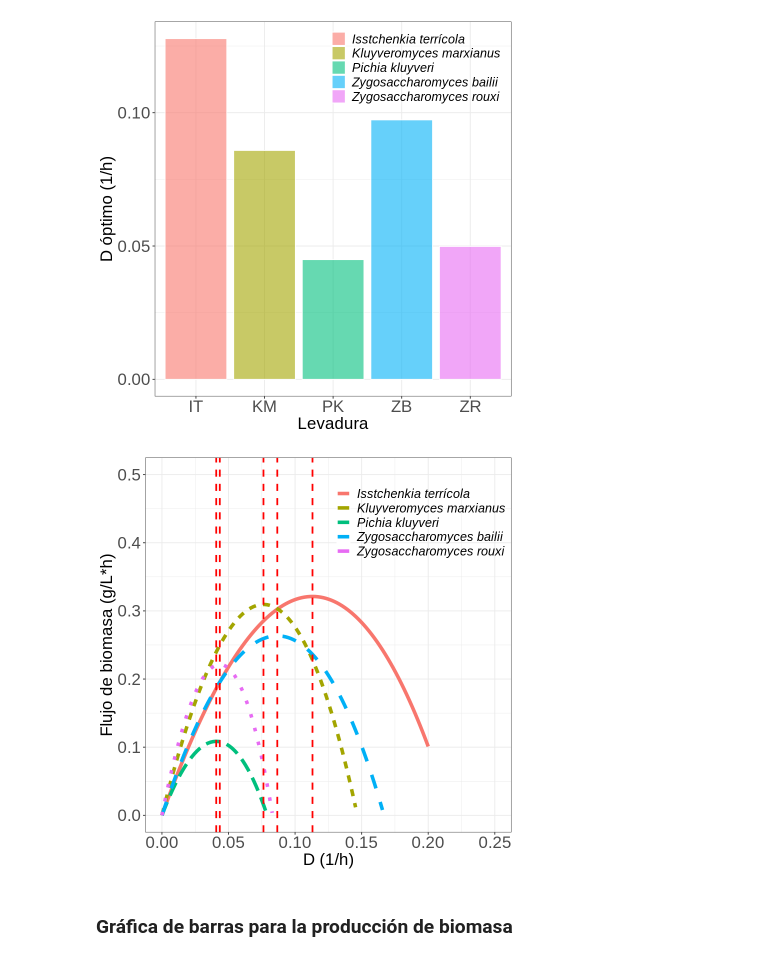
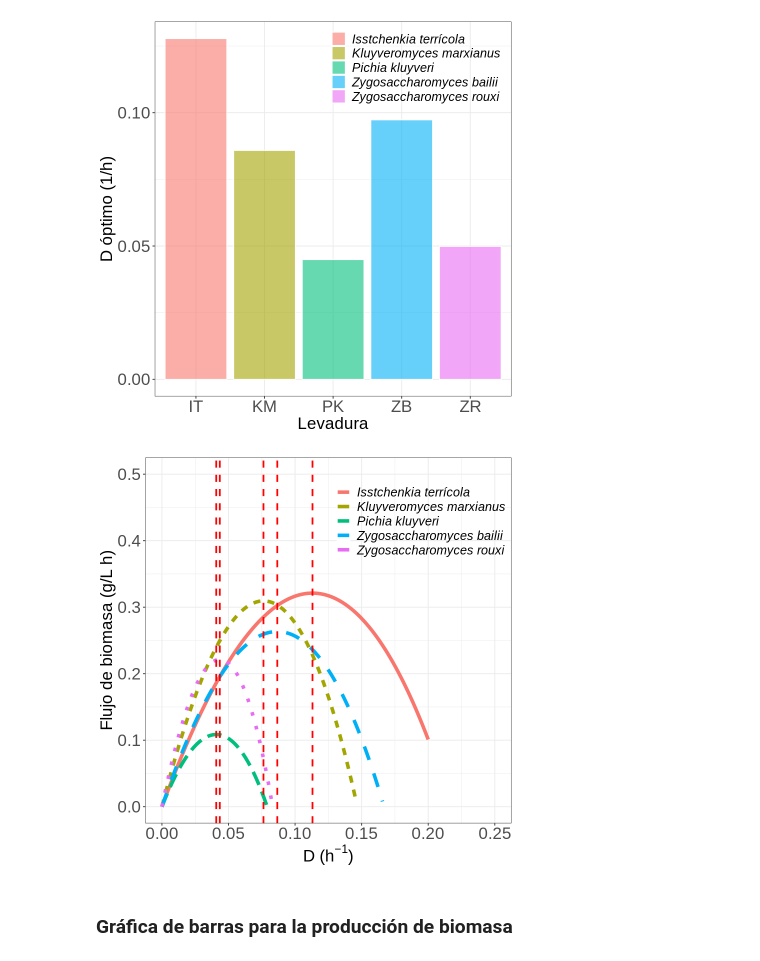
Before and after one commit to JuanM-GG/modelos-tesis, a Jupyter notebook: optimizacion_tasa_dilucion.ipynb, the cells around one changed output. Cells and saved outputs as stored; diff of their text form; code cells hidden in the pictures.

```diff
--- a/optimizacion_tasa_dilucion.ipynb
+++ b/optimizacion_tasa_dilucion.ipynb
@@ -569,34 +569,34 @@ write.csv(tasas, "tasas.csv", row.names = F)
 # %%
 # mostrar resultados
 ggplot(data = tasas, aes(x = D, y = gain, group = lev)) +
   geom_line(aes(linetype = lev, color = lev), lwd = 2) +
   geom_vline(xintercept = sol_it$minimum, color = "red", size = 1, lty = 2) +
   geom_vline(xintercept = sol_km$minimum, color = "red", size = 1, lty = 2) +
   geom_vline(xintercept = sol_pk$minimum, color = "red", size = 1, lty = 2) +
   geom_vline(xintercept = sol_zb$minimum, color = "red", size = 1, lty = 2) +
   geom_vline(xintercept = sol_zr$minimum, color = "red", size = 1, lty = 2) +
   #geom_point(x = sol_it$minimum, y =  - sol_it$objective, color = "red", size = 5) +
-  ylab("Flujo de biomasa (g/L*h)") +
-  xlab("D (1/h)") +
+  ylab("Flujo de biomasa (g/L h)") +
+  xlab(expression("D ("*h^-1*")")) +
   xlim(c(0,0.25))+
   ylim(c(0,0.5)) +
   scale_linetype_discrete(name = "", c("Isstchenkia terrícola",
   "Kluyveromyces marxianus", "Pichia kluyveri","Zygosaccharomyces bailii",
   "Zygosaccharomyces rouxi")) +
   scale_color_discrete(name = "", labels = c("Isstchenkia terrícola",
   "Kluyveromyces marxianus", "Pichia kluyveri","Zygosaccharomyces bailii",
   "Zygosaccharomyces rouxi")) +
   theme_bw() +
   theme(
             plot.title = element_text(size=25),
             axis.text = element_text(size=20),
             axis.title = element_text(size=20),
             legend.title = element_text(size=15),
             legend.text = element_text(size=15, face = "italic"),
             legend.position = c(0.75,0.85),
             legend.background = element_rect(fill=NA))
 # %% [output]
-[figure, old version]
+[figure, new version]
 # %%
 options(warn =  -1)
 # %% [markdown]
```
